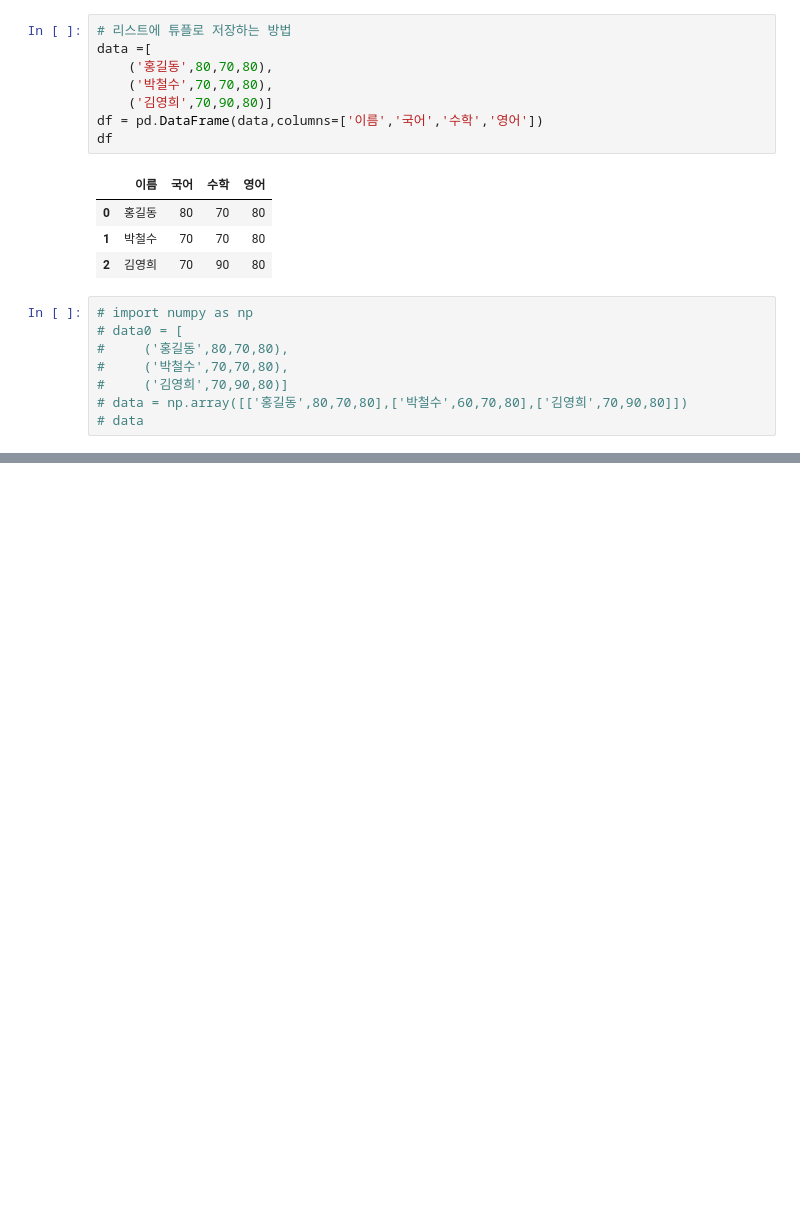
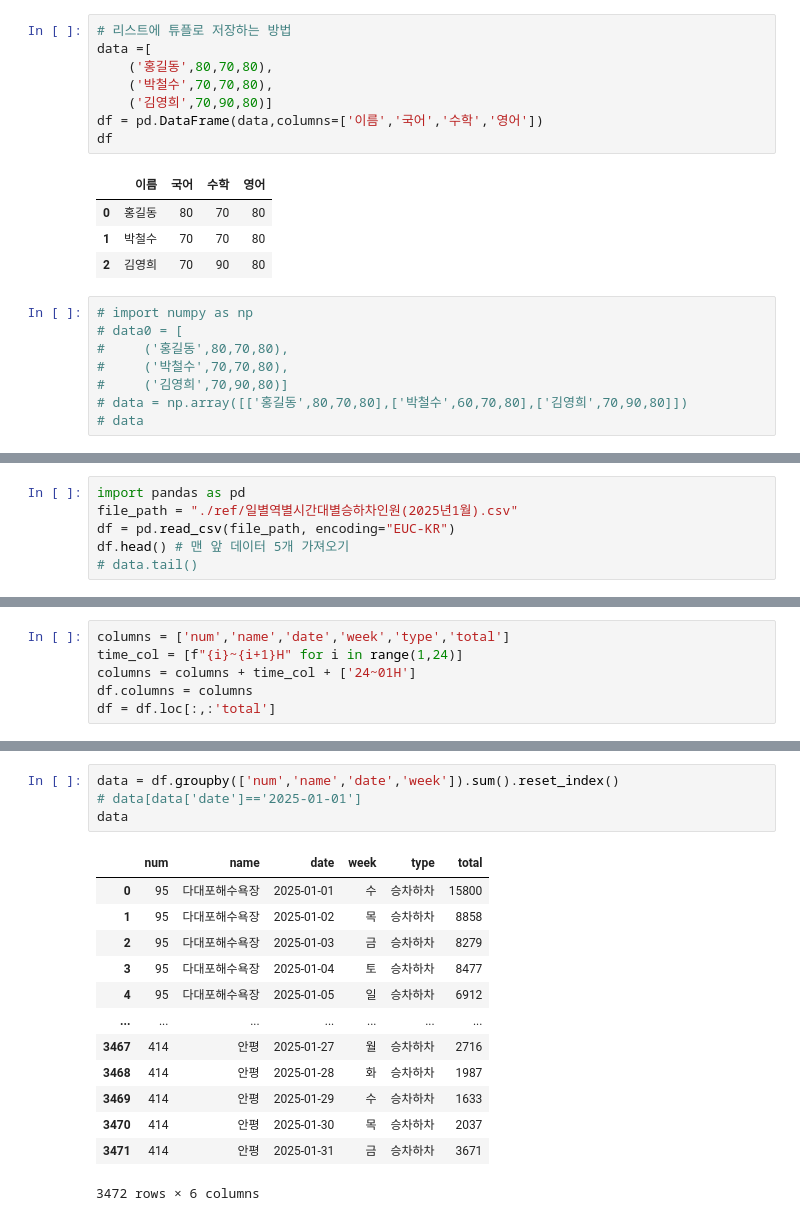
Before and after one commit to hyebinrk/python, a Jupyter notebook: py10.ipynb, the cells around one changed output, grey strips where cells are left out. Drawn from its saved outputs; the diff is of its cells as text; blank space fills up the shorter version.

```diff
--- a/py10.ipynb
+++ b/py10.ipynb
@@ -649,0 +657,6 @@ df
+# %%
+import pandas as pd
+file_path = "./ref/일별역별시간대별승하차인원(2025년1월).csv"
+df = pd.read_csv(file_path, encoding="EUC-KR")
+df.head() # 맨 앞 데이터 5개 가져오기
+# data.tail()
@@ -649,0 +671,6 @@ df
+# %%
+columns = ['num','name','date','week','type','total']
+time_col = [f"{i}~{i+1}H" for i in range(1,24)]
+columns = columns + time_col + ['24~01H']
+df.columns = columns
+df = df.loc[:,:'total']
@@ -649,0 +686,18 @@ df
+# %%
+data = df.groupby(['num','name','date','week']).sum().reset_index()
+# data[data['date']=='2025-01-01']
+data
+# %% [output]
+|  | num | name | date | week | type | total |
+| 0 | 95 | 다대포해수욕장 | 2025-01-01 | 수 | 승차하차 | 15800 |
+| 1 | 95 | 다대포해수욕장 | 2025-01-02 | 목 | 승차하차 | 8858 |
+| 2 | 95 | 다대포해수욕장 | 2025-01-03 | 금 | 승차하차 | 8279 |
+| 3 | 95 | 다대포해수욕장 | 2025-01-04 | 토 | 승차하차 | 8477 |
+| 4 | 95 | 다대포해수욕장 | 2025-01-05 | 일 | 승차하차 | 6912 |
+| ... | ... | ... | ... | ... | ... | ... |
+| 3467 | 414 | 안평 | 2025-01-27 | 월 | 승차하차 | 2716 |
+| 3468 | 414 | 안평 | 2025-01-28 | 화 | 승차하차 | 1987 |
+| 3469 | 414 | 안평 | 2025-01-29 | 수 | 승차하차 | 1633 |
+| 3470 | 414 | 안평 | 2025-01-30 | 목 | 승차하차 | 2037 |
+| 3471 | 414 | 안평 | 2025-01-31 | 금 | 승차하차 | 3671 |
+3472 rows × 6 columns
```
Also changed, not shown: parts of 11 cells of this notebook, 11 other files.
